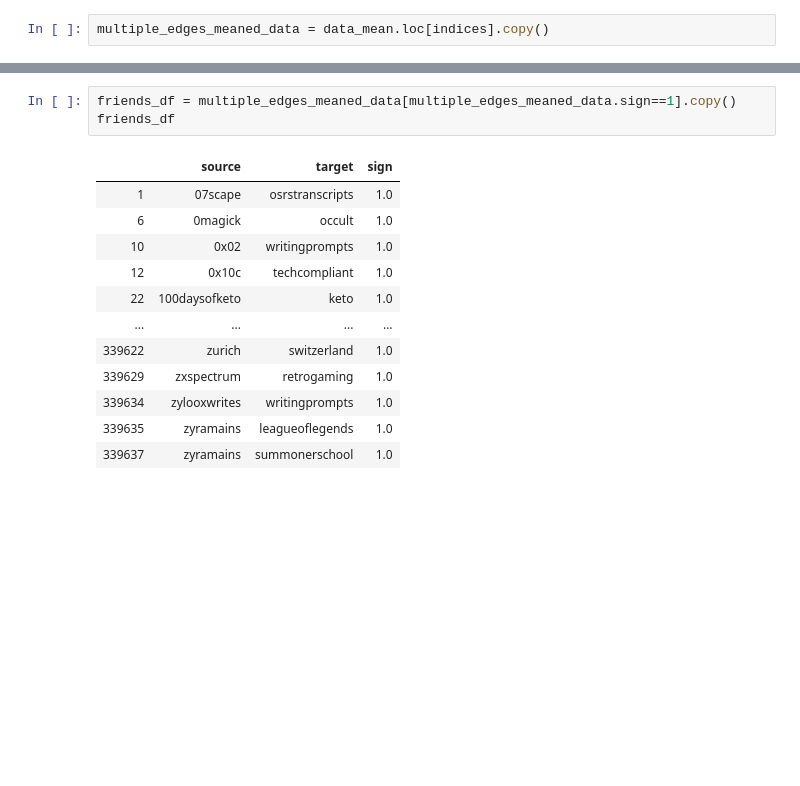
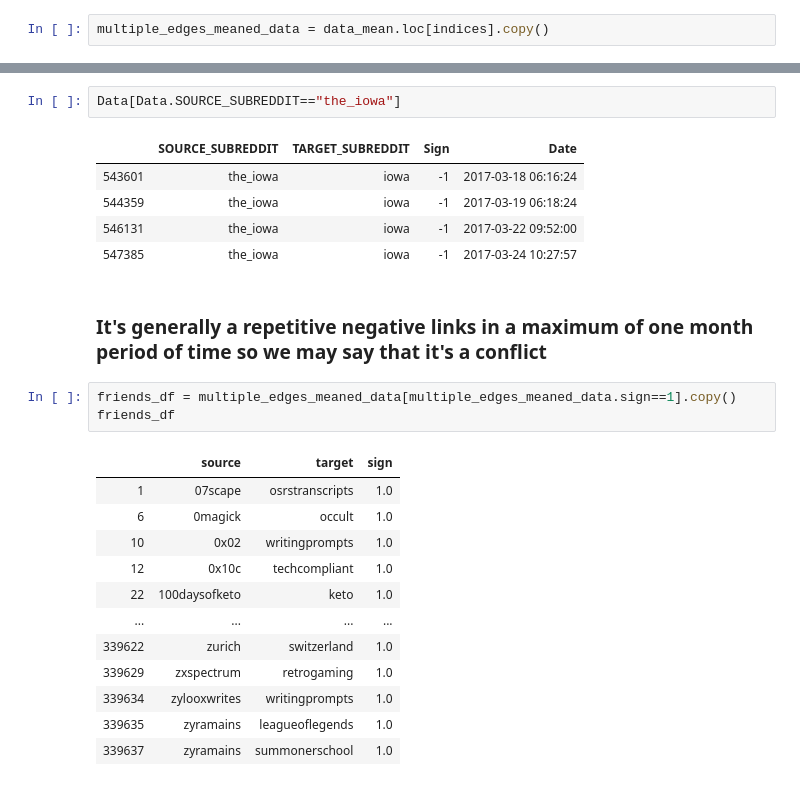
Before and after one commit to epfl-ada/ada-2020-project-milestone-p3-p3_wara9i, a Jupyter notebook: creative_extension.ipynb, the cells around one changed output, grey strips where cells are left out. Saved outputs shown, nothing was run; the diff lists cells and outputs as text; blank space fills up the shorter version.

```diff
--- a/creative_extension.ipynb
+++ b/creative_extension.ipynb
@@ -325,3 +368,13 @@ enemies_df
+# %%
+Data[Data.SOURCE_SUBREDDIT=="the_iowa"]
+# %% [output]
+|  | SOURCE_SUBREDDIT | TARGET_SUBREDDIT | Sign | Date |
+| 543601 | the_iowa | iowa | -1 | 2017-03-18 06:16:24 |
+| 544359 | the_iowa | iowa | -1 | 2017-03-19 06:18:24 |
+| 546131 | the_iowa | iowa | -1 | 2017-03-22 09:52:00 |
+| 547385 | the_iowa | iowa | -1 | 2017-03-24 10:27:57 |
+# %% [markdown]
+### It's generally a repetitive negative links in a maximum of one month period of time so we may say that it's a conflict
 # %%
 friends_df = multiple_edges_meaned_data[multiple_edges_meaned_data.sign==1].copy()
 friends_df
```
Also changed, not shown: parts of 9 cells of this notebook, 6 other files.
